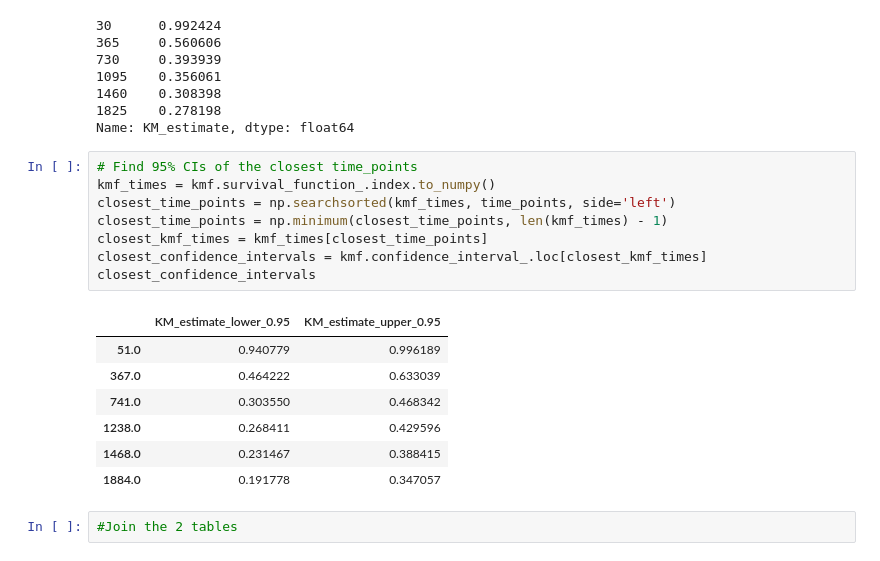
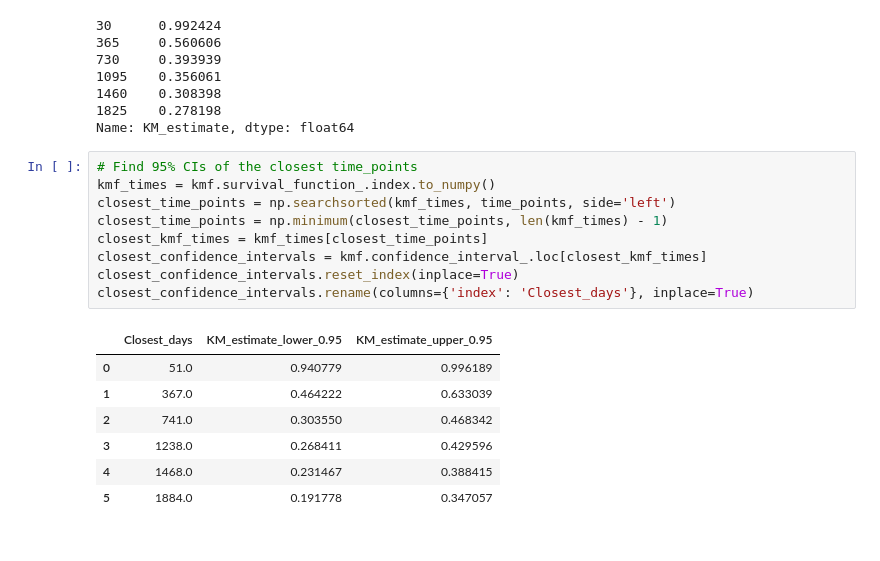
Before and after one commit to sasurasa/soda_ep1, a Jupyter notebook: soda_1_survival.ipynb, the cells around one changed output. Cells and saved outputs as stored; diff of their text form.

```diff
--- a/soda_1_survival.ipynb
+++ b/soda_1_survival.ipynb
@@ -87,18 +107,17 @@ Name: KM_estimate, dtype: float64
 # %%
 # Find 95% CIs of the closest time_points
 kmf_times = kmf.survival_function_.index.to_numpy()
 closest_time_points = np.searchsorted(kmf_times, time_points, side='left')
 closest_time_points = np.minimum(closest_time_points, len(kmf_times) - 1)
 closest_kmf_times = kmf_times[closest_time_points]
 closest_confidence_intervals = kmf.confidence_interval_.loc[closest_kmf_times]
-closest_confidence_intervals
+closest_confidence_intervals.reset_index(inplace=True)
+closest_confidence_intervals.rename(columns={'index': 'Closest_days'}, inplace=True)
 # %% [output]
-|  | KM_estimate_lower_0.95 | KM_estimate_upper_0.95 |
-| 51.0 | 0.940779 | 0.996189 |
-| 367.0 | 0.464222 | 0.633039 |
-| 741.0 | 0.303550 | 0.468342 |
-| 1238.0 | 0.268411 | 0.429596 |
-| 1468.0 | 0.231467 | 0.388415 |
-| 1884.0 | 0.191778 | 0.347057 |
+|  | Closest_days | KM_estimate_lower_0.95 | KM_estimate_upper_0.95 |
+| 0 | 51.0 | 0.940779 | 0.996189 |
+| 1 | 367.0 | 0.464222 | 0.633039 |
+| 2 | 741.0 | 0.303550 | 0.468342 |
+| 3 | 1238.0 | 0.268411 | 0.429596 |
+| 4 | 1468.0 | 0.231467 | 0.388415 |
+| 5 | 1884.0 | 0.191778 | 0.347057 |
-# %%
-#Join the 2 tables
```
Also changed, not shown: parts of 5 cells of this notebook.
